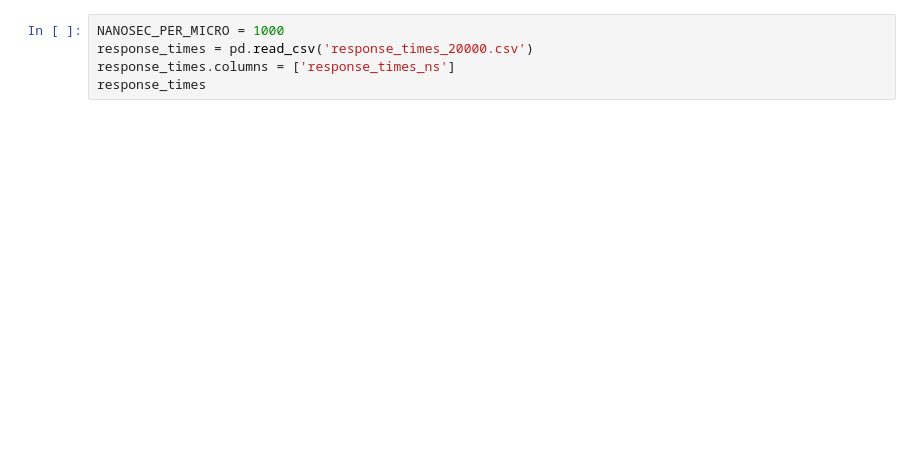
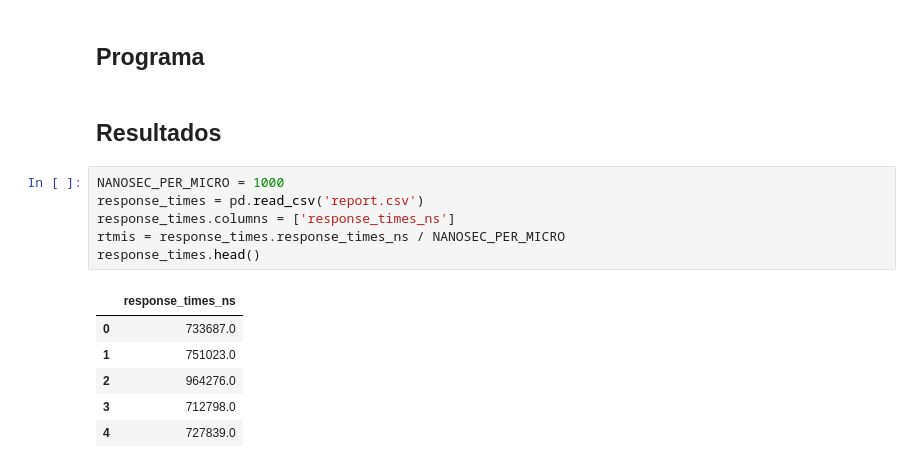
Before and after one commit to andrempmattos/real-time-systems, a Jupyter notebook: boiler_controller_loop/report/analysis.ipynb, the cells around one changed output. Saved outputs shown, nothing was run; the diff lists cells and outputs as text; blank space fills up the shorter version.

```diff
--- a/boiler_controller_loop/report/analysis.ipynb
+++ b/boiler_controller_loop/report/analysis.ipynb
@@ -5,5 +15,17 @@ from matplotlib import pyplot as plt
+# %% [markdown]
+## Programa
+# %% [markdown]
+## Resultados
 # %%
 NANOSEC_PER_MICRO = 1000
-response_times = pd.read_csv('response_times_20000.csv')
+response_times = pd.read_csv('report.csv')
 response_times.columns = ['response_times_ns']
-response_times
+rtmis = response_times.response_times_ns / NANOSEC_PER_MICRO
+response_times.head()
+# %% [output]
+|  | response_times_ns |
+| 0 | 733687.0 |
+| 1 | 751023.0 |
+| 2 | 964276.0 |
+| 3 | 712798.0 |
+| 4 | 727839.0 |
```
Also changed, not shown: parts of 5 cells of this notebook.
